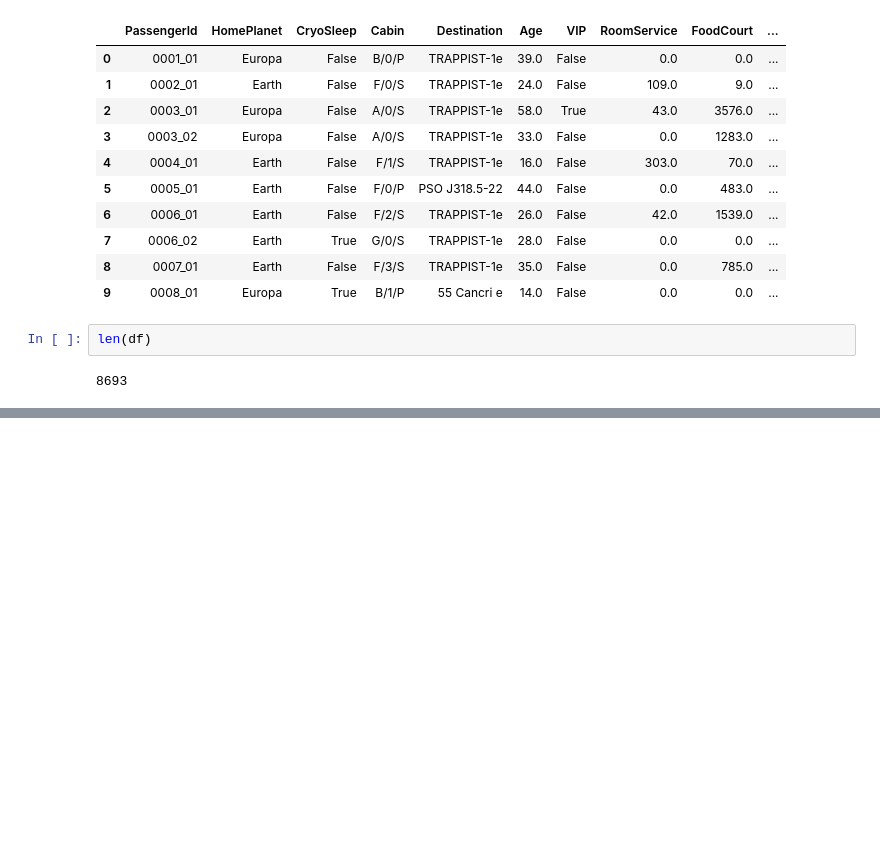
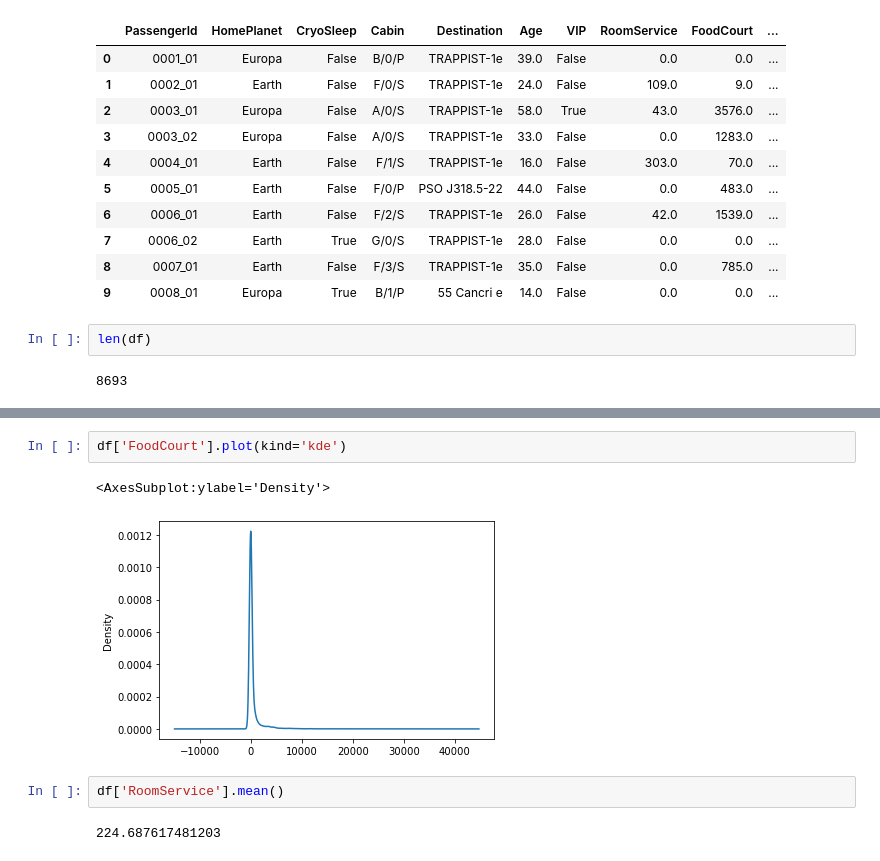
Before and after one commit to jacobgipson12/Spaceship-Titanic, a Jupyter notebook: Spaceship_Titanic.ipynb, the cells around one changed output, grey strips where cells are left out. Cells and saved outputs as stored; diff of their text form; blank space fills up the shorter version.

```diff
--- a/Spaceship_Titanic.ipynb
+++ b/Spaceship_Titanic.ipynb
@@ -41,0 +116,9 @@ len(df)
+# %%
+df['FoodCourt'].plot(kind='kde')
+# %% [output]
+<AxesSubplot:ylabel='Density'>
+[figure, added]
+# %%
+df['RoomService'].mean()
+# %% [output]
+224.687617481203
```
Also changed, not shown: parts of 14 cells of this notebook.
